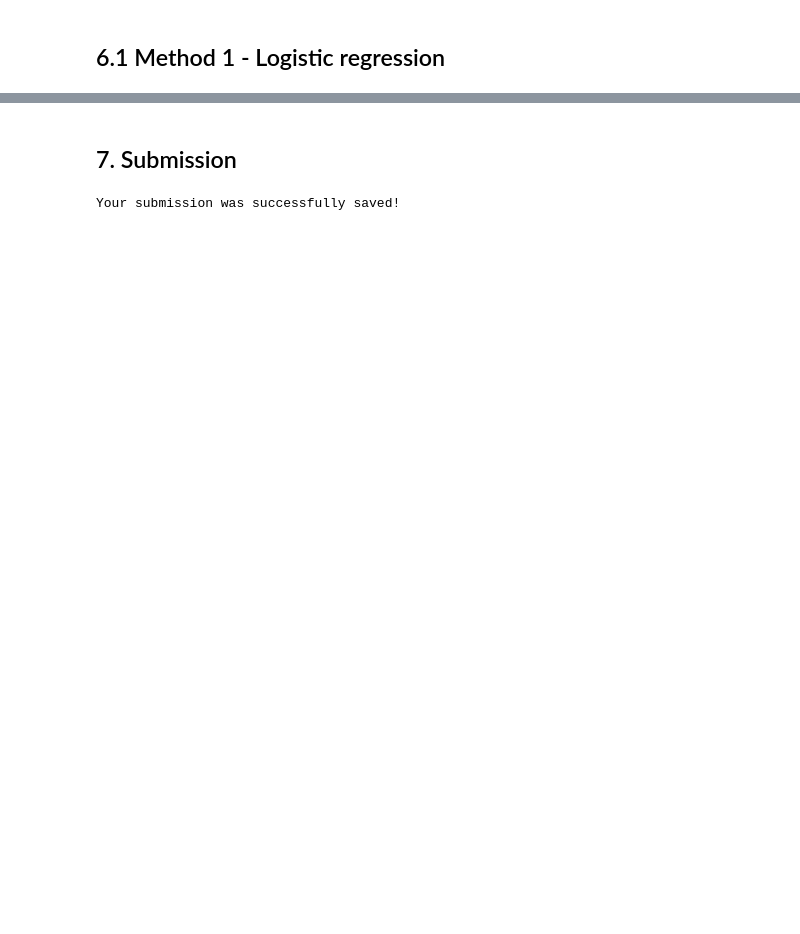
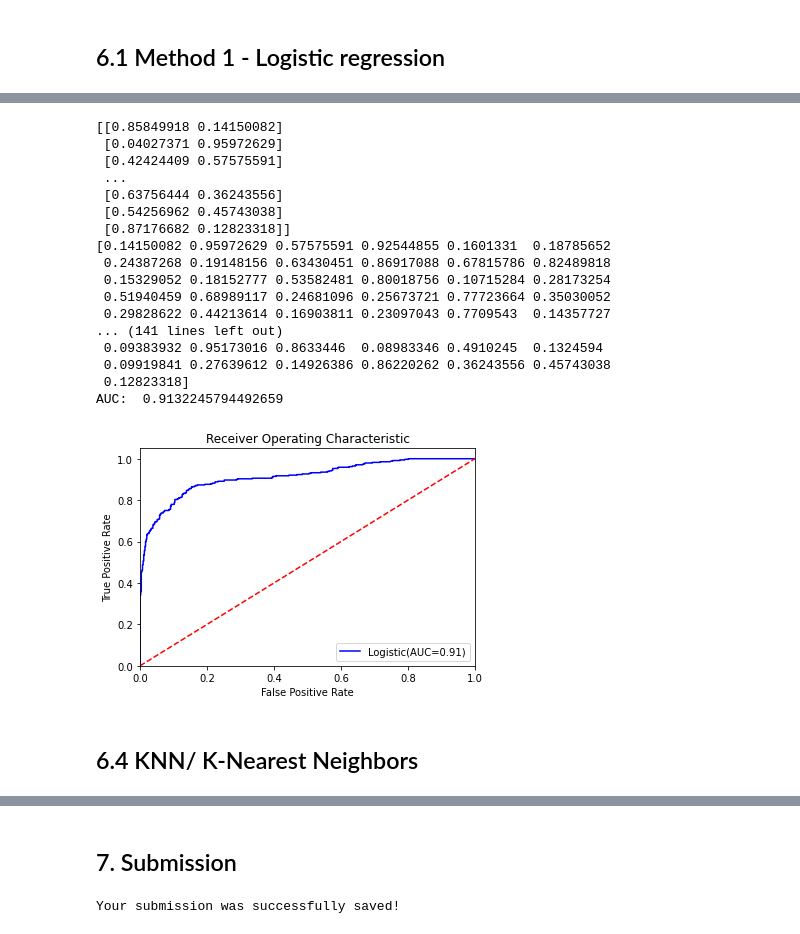
Before and after one commit to kavita2103/ML-Titanic, a Jupyter notebook: titanic-notebook-solution.ipynb, the cells around one changed output, grey strips where cells are left out. Cells and saved outputs as stored; diff of their text form; code cells hidden in the pictures; blank space fills up the shorter version.

```diff
--- a/titanic-notebook-solution.ipynb
+++ b/titanic-notebook-solution.ipynb
@@ -304,0 +455,18 @@ print(model.score(train_x, train_y))
+# %%
+model = RandomForestClassifier(n_estimators=100, max_depth=5, random_state=1)
+model.fit(x_train, y_train)
+pred_y = model.predict(x_test)
+pred_y_train = model.predict(x_train)
+
+
+
+print(classification_report(y_train, pred_y_train))
+print(confusion_matrix(y_train, pred_y_train))
+
+
+#Accuracy score
+#accuracy_score = accuracy_score(y_test,y_pred_testlr)
+accuracy_score1= model.score(x_train, y_train)
+print(accuracy_score1)
+accuracy_score = accuracy_score(y_train,pred_y_train)
+print('Accuracy score for Random forest is:', accuracy_score )
@@ -304,0 +487,48 @@ print(model.score(train_x, train_y))
+# %%
+# ROC Curve and AUC
+#probs = model.predict_proba(x_test)
+probs = model.predict_proba(x_train)
+print(probs)
+
+preds = probs[:,1]
+print(preds)
+
+
+#fpr, tpr, threshold = roc_curve(y_test, preds)
+fpr, tpr, threshold = roc_curve(y_train, preds)
+
+
+roc_auc = auc(fpr, tpr)
+print("AUC: ",roc_auc)
+
+
+plt.plot(fpr, tpr, 'b', label = "Logistic(AUC={:.2f})".format(roc_auc))
+plt.plot([0, 1], [0, 1],'r--')
+plt.xlim([0, 1])
+plt.ylim([0, 1.05])
+plt.ylabel('True Positive Rate')
+plt.xlabel('False Positive Rate')
+plt.title('Receiver Operating Characteristic')
+plt.legend(loc = 'lower right')
+plt.show()
+# %% [output]
+[[0.85849918 0.14150082]
+ [0.04027371 0.95972629]
+ [0.42424409 0.57575591]
+ ...
+ [0.63756444 0.36243556]
+ [0.54256962 0.45743038]
+ [0.87176682 0.12823318]]
+[0.14150082 0.95972629 0.57575591 0.92544855 0.1601331  0.18785652
+ 0.24387268 0.19148156 0.63430451 0.86917088 0.67815786 0.82489818
+ 0.15329052 0.18152777 0.53582481 0.80018756 0.10715284 0.28173254
+ 0.51940459 0.68989117 0.24681096 0.25673721 0.77723664 0.35030052
+ 0.29828622 0.44213614 0.16903811 0.23097043 0.7709543  0.14357727
+... (141 lines left out)
+ 0.09383932 0.95173016 0.8633446  0.08983346 0.4910245  0.1324594
+ 0.09919841 0.27639612 0.14926386 0.86220262 0.36243556 0.45743038
+ 0.12823318]
+AUC:  0.9132245794492659
+[figure, added]
+# %% [markdown]
+## 6.4 KNN/ K-Nearest Neighbors
```
Also changed, not shown: parts of 38 cells of this notebook.
